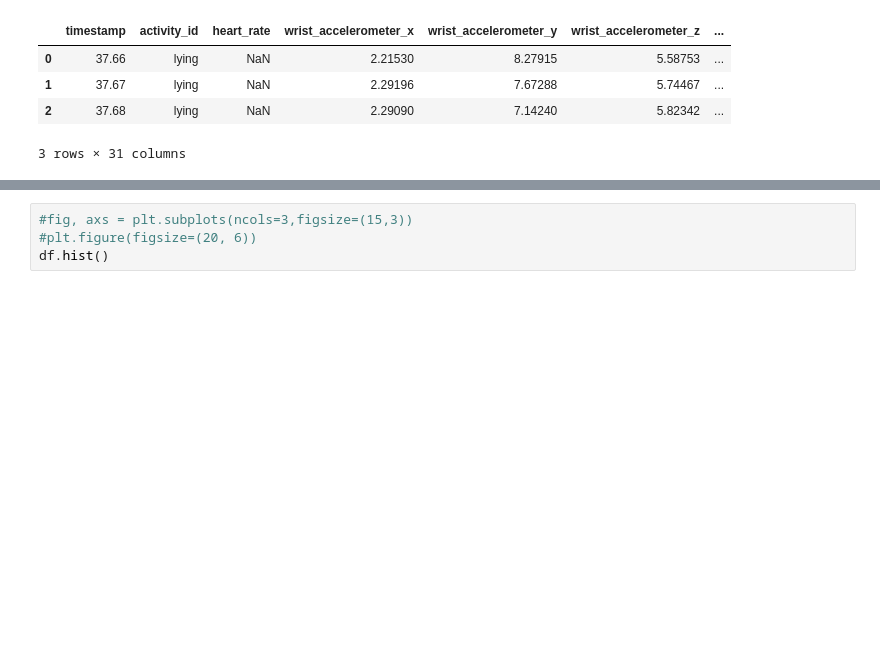
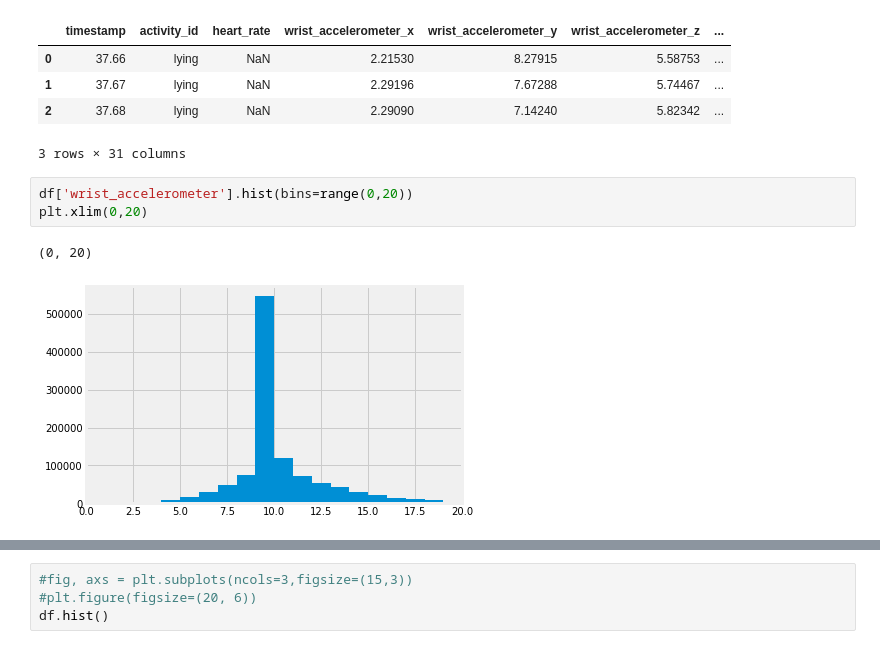
Before and after one commit to yennanliu/analysis, a Jupyter notebook: project/myd/imu_a_recognition_EDA_V1.ipynb, the cells around one changed output, grey strips where cells are left out. Saved outputs shown, nothing was run; the diff lists cells and outputs as text; blank space fills up the shorter version.

```diff
--- a/project/myd/imu_a_recognition_EDA_V1.ipynb
+++ b/project/myd/imu_a_recognition_EDA_V1.ipynb
@@ -98,3 +86,9 @@ df.head(3)
 | 1 | 37.67 | lying | NaN | 2.29196 | 7.67288 | 5.74467 | ... |
 | 2 | 37.68 | lying | NaN | 2.29090 | 7.14240 | 5.82342 | ... |
 3 rows × 31 columns
+# %%
+df['wrist_accelerometer'].hist(bins=range(0,20))
+plt.xlim(0,20)
+# %% [output]
+(0, 20)
+[figure, added]
```
Also changed, not shown: parts of 13 cells of this notebook.
